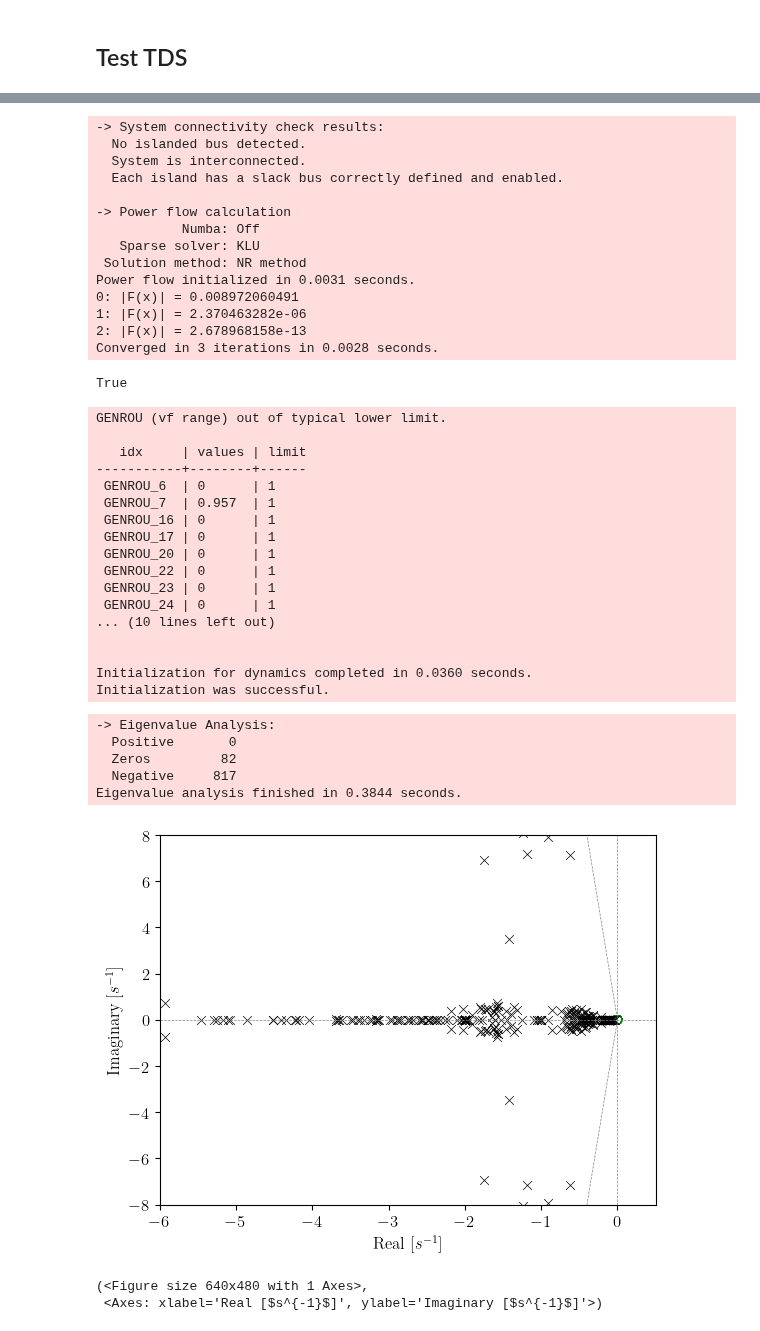
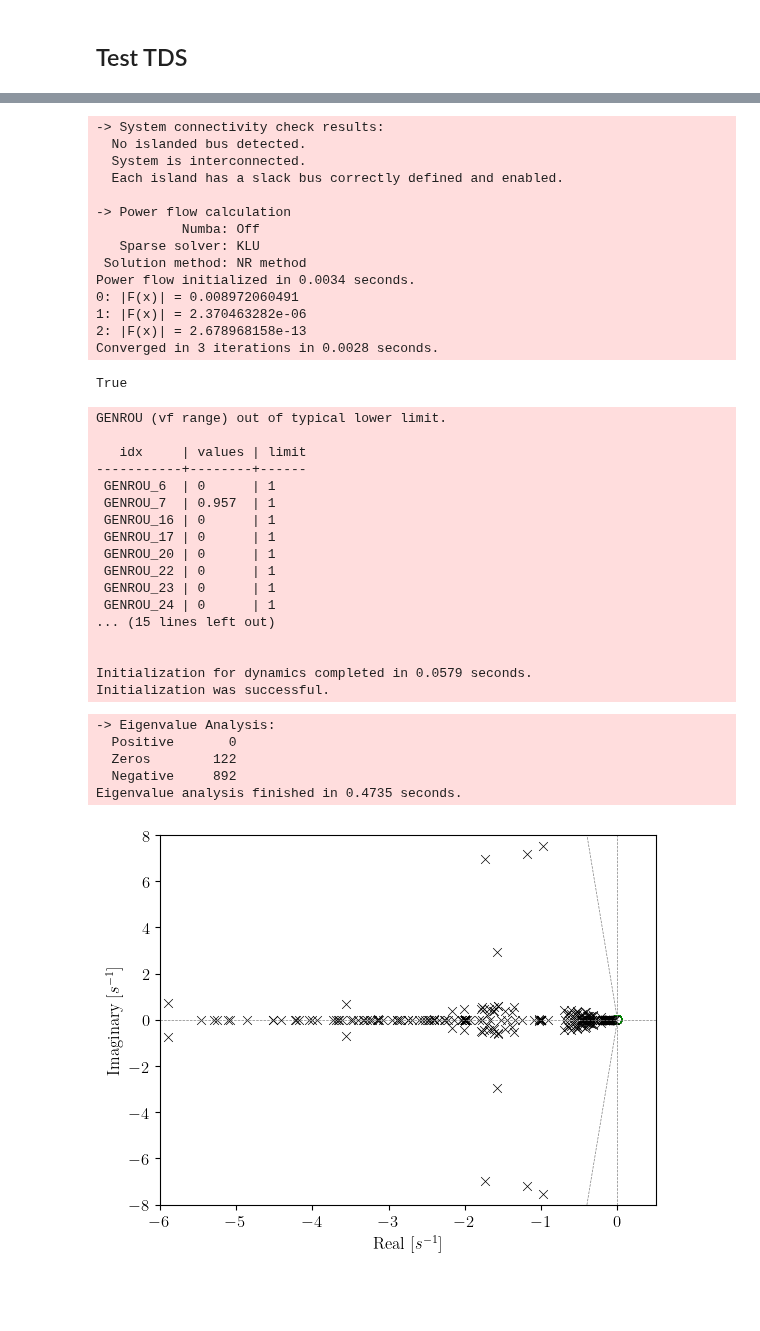
Before and after one commit to jinningwang/thermal_inertia, a Jupyter notebook: DynamicCasePrepare.ipynb, the cells around one changed output, grey strips where cells are left out. Cells and saved outputs as stored; diff of their text form; code cells hidden in the pictures; blank space fills up the shorter version.

```diff
--- a/DynamicCasePrepare.ipynb
+++ b/DynamicCasePrepare.ipynb
@@ -16,5 +18,5 @@ ams.config_logger(stream_level=20)
 # %%
-sp = ams.load('./ACTIVSg200/IL200_opf20.xlsx',
+sp = ams.load('./ACTIVSg200/IL200_opf_50wt.xlsx',
               setup=True, no_output=True,
               default_config=True)
 # %% [output]
@@ -365,7 +371,7 @@ sa.PFlow.run()
            Numba: Off
    Sparse solver: KLU
  Solution method: NR method
-Power flow initialized in 0.0031 seconds.
+Power flow initialized in 0.0034 seconds.
 0: |F(x)| = 0.008972060491
 1: |F(x)| = 2.370463282e-06
 2: |F(x)| = 2.678968158e-13
@@ -386,20 +392,18 @@ GENROU (vf range) out of typical lower limit.
  GENROU_22 | 0      | 1
  GENROU_23 | 0      | 1
  GENROU_24 | 0      | 1
-... (10 lines left out)
+... (15 lines left out)
 
 
-Initialization for dynamics completed in 0.0360 seconds.
+Initialization for dynamics completed in 0.0579 seconds.
 Initialization was successful.
 # %%
 sa.EIG.run()
-sa.EIG.plot()
+_ = sa.EIG.plot()
 # %% [output]
 -> Eigenvalue Analysis:
   Positive       0
-  Zeros         82
-  Negative     817
-Eigenvalue analysis finished in 0.3844 seconds.
+  Zeros        122
+  Negative     892
+Eigenvalue analysis finished in 0.4735 seconds.
-[figure, old version]
+[figure, new version]
-(<Figure size 640x480 with 1 Axes>,
- <Axes: xlabel='Real [$s^{-1}$]', ylabel='Imaginary [$s^{-1}$]'>)
```
Also changed, not shown: parts of 7 cells of this notebook, 7 other files.
